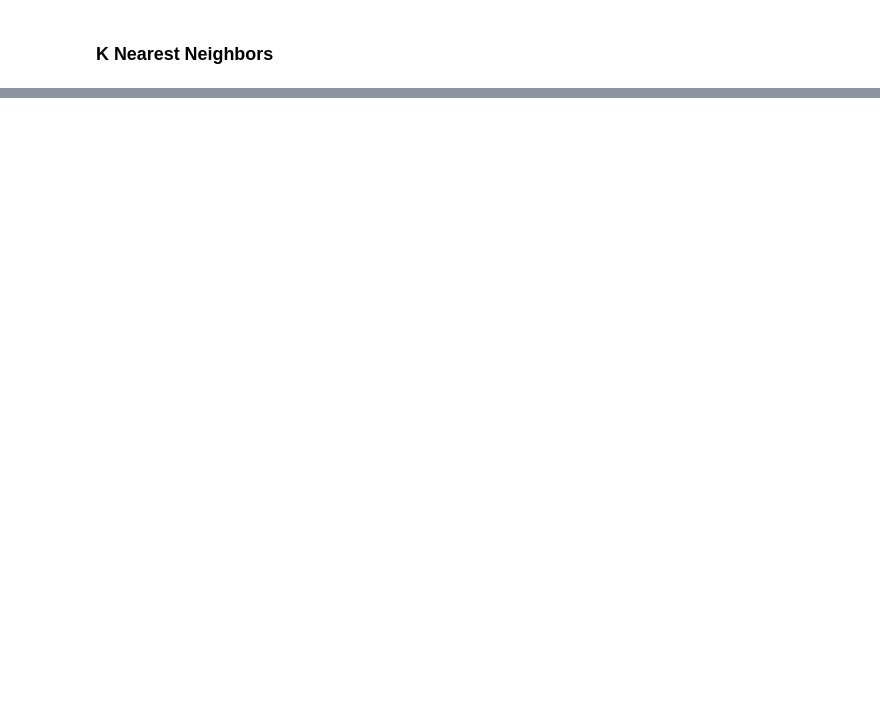
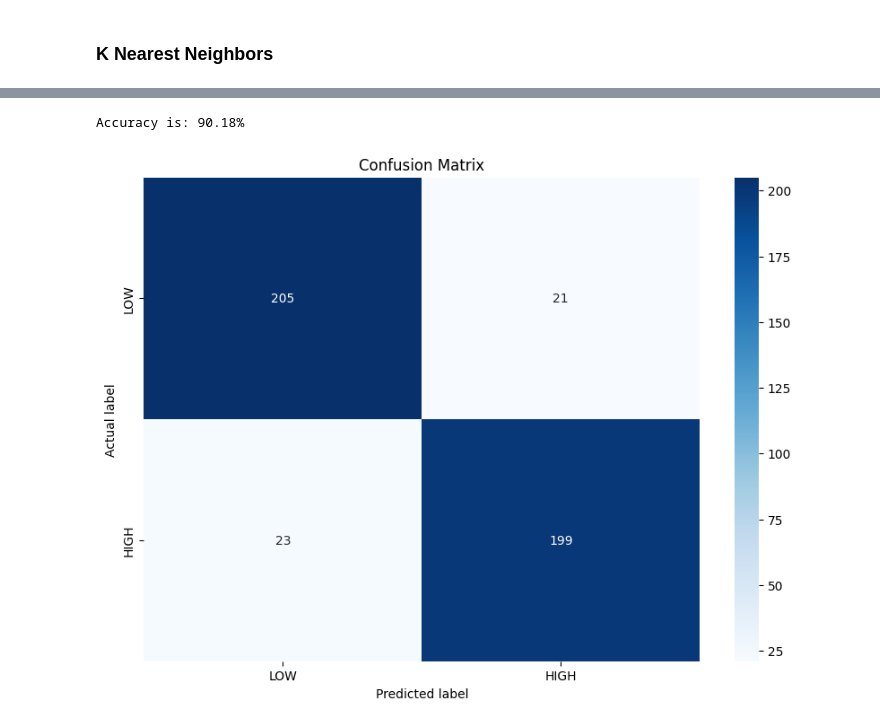
Before and after one commit to amiralirahimii/Artificial-Intelligence-Course-Projects-F2024, a Jupyter notebook: AI-CA4.ipynb, the cells around one changed output, grey strips where cells are left out. Cells and saved outputs as stored; diff of their text form; code cells hidden in the pictures; blank space fills up the shorter version.

```diff
--- a/AI-CA4.ipynb
+++ b/AI-CA4.ipynb
@@ -508,0 +531,12 @@ visualizeConMat(confusionMat)
+# %%
+LRClassifier = LogisticRegression()
+LRClassifier.fit(XTrain, YTrain)
+prediction = LRClassifier.predict(XTest)
+# %%
+confusionMat = confusion_matrix(YTest, prediction)
+accuracy = calculate_accuracy(confusionMat)
+print(f"Accuracy is: {accuracy:.2%}")
+visualizeConMat(confusionMat)
+# %% [output]
+Accuracy is: 90.18%
+[figure, added]
```
Also changed, not shown: parts of 19 cells of this notebook.
